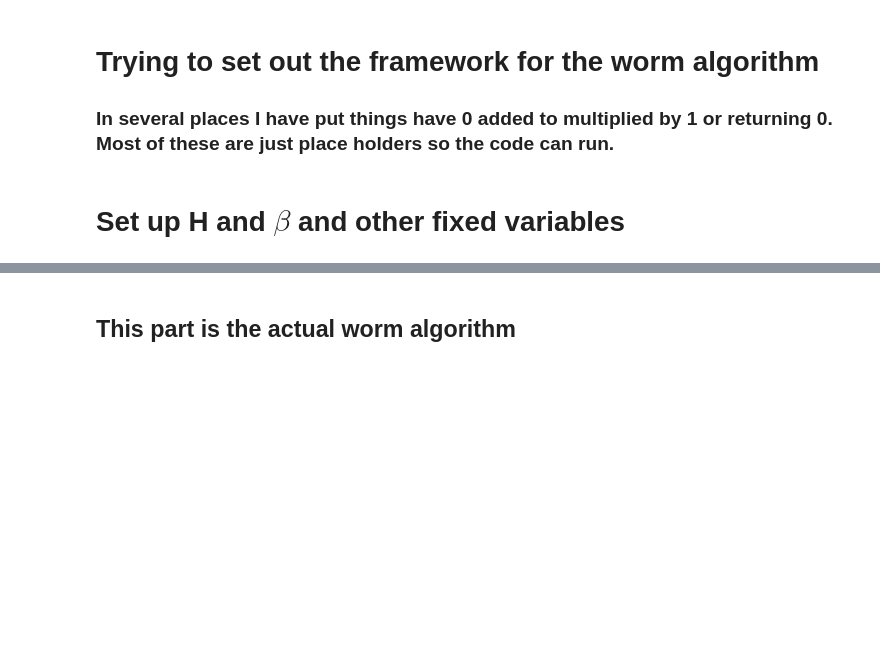
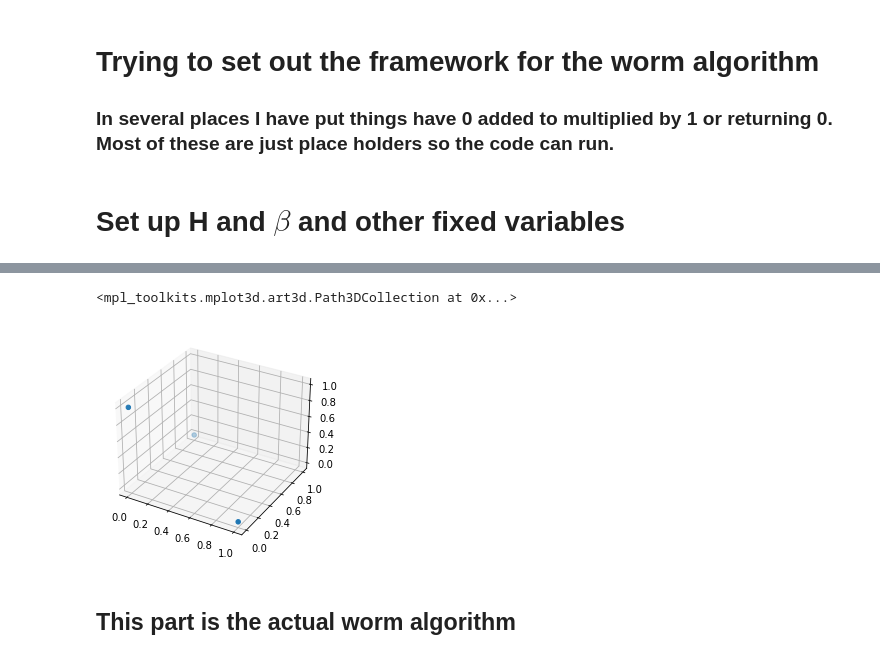
Before and after one commit to eren-guttentag/phys765_advanced_quantum, a Jupyter notebook: project1/problem2/worm_simulation.ipynb, the cells around one changed output, grey strips where cells are left out. Saved outputs shown, nothing was run; the diff lists cells and outputs as text; code cells hidden in the pictures; blank space fills up the shorter version.

```diff
--- a/project1/problem2/worm_simulation.ipynb
+++ b/project1/problem2/worm_simulation.ipynb
@@ -74,3 +131,9 @@ grid = _np.full((N,N,N, num_time_steps), grid_location() )
+# %%
+ax = _plt.axes(projection='3d')
+ax.scatter3D(*_np.array([[0,0,1], [0,1,0], [1,0,0]]))
+# %% [output]
+<mpl_toolkits.mplot3d.art3d.Path3DCollection at 0x...>
+[figure, added]
 # %% [markdown]
 ## This part is the actual worm algorithm
 # %%
```
Also changed, not shown: parts of 9 cells of this notebook.
